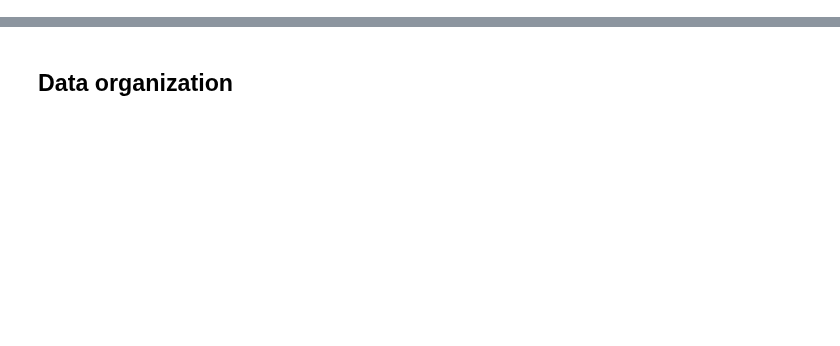
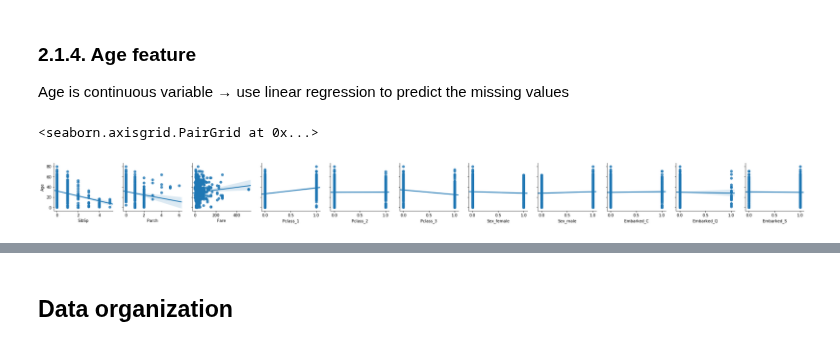
Before and after one commit to duonghung86/Kaggle-competition, a Jupyter notebook: Titanic Logistic Regression.ipynb, the cells around one changed output, grey strips where cells are left out. Cells and saved outputs as stored; diff of their text form; code cells hidden in the pictures; blank space fills up the shorter version.

```diff
--- a/Titanic Logistic Regression.ipynb
+++ b/Titanic Logistic Regression.ipynb
@@ -61,0 +55,6 @@ age.value_counts().plot(kind='bar')
+# %%
+print('Features that contains missing data in TEST set:')
+feats_test=test.columns
+for feat in feats_test:
+    if test[feat].isnull().any():
+        print(feat, test[feat].isnull().sum())
@@ -61,0 +72,3 @@ age.value_counts().plot(kind='bar')
+# %%
+train['Embarked'].fillna('S',inplace=True)
+train[feat].value_counts()
@@ -61,0 +82,2 @@ age.value_counts().plot(kind='bar')
+# %%
+feats.remove('Cabin')
@@ -61,0 +86,8 @@ age.value_counts().plot(kind='bar')
+# %%
+q_feats=['Pclass', 'Sex', 'Embarked']
+train_wd=train[feats]
+for feat in q_feats:
+    dummies=pd.get_dummies(train[feat],prefix=feat)
+    train_wd=train_wd.drop(feat, axis=1)
+    train_wd=train_wd.join(dummies)
+train_wd.head()
@@ -61,0 +116,10 @@ age.value_counts().plot(kind='bar')
+# %% [markdown]
+### 2.1.4. Age feature
+
+Age is continuous variable → use linear regression to predict the missing values
+# %%
+train_wd_na=train_wd.dropna().copy()
+sns.pairplot(train_wd_na,kind="reg",y_vars=['Age'],x_vars=train_wd_na.columns.drop(['Age','Survived']))
+# %% [output]
+<seaborn.axisgrid.PairGrid at 0x...>
+[figure, added]
```
Also changed, not shown: parts of 29 cells of this notebook, 1 other file.
